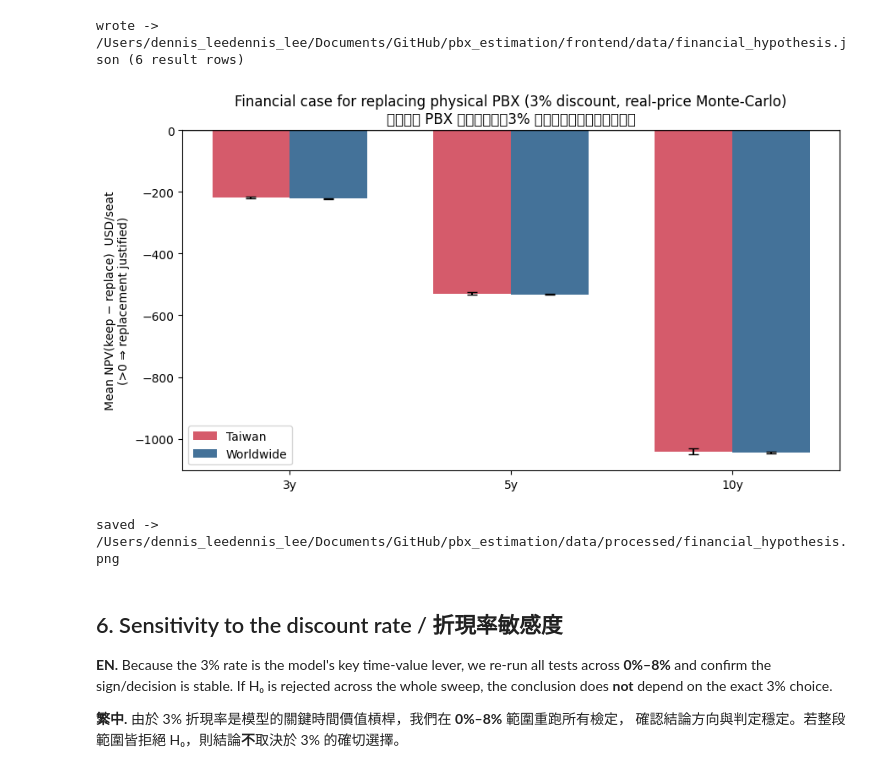
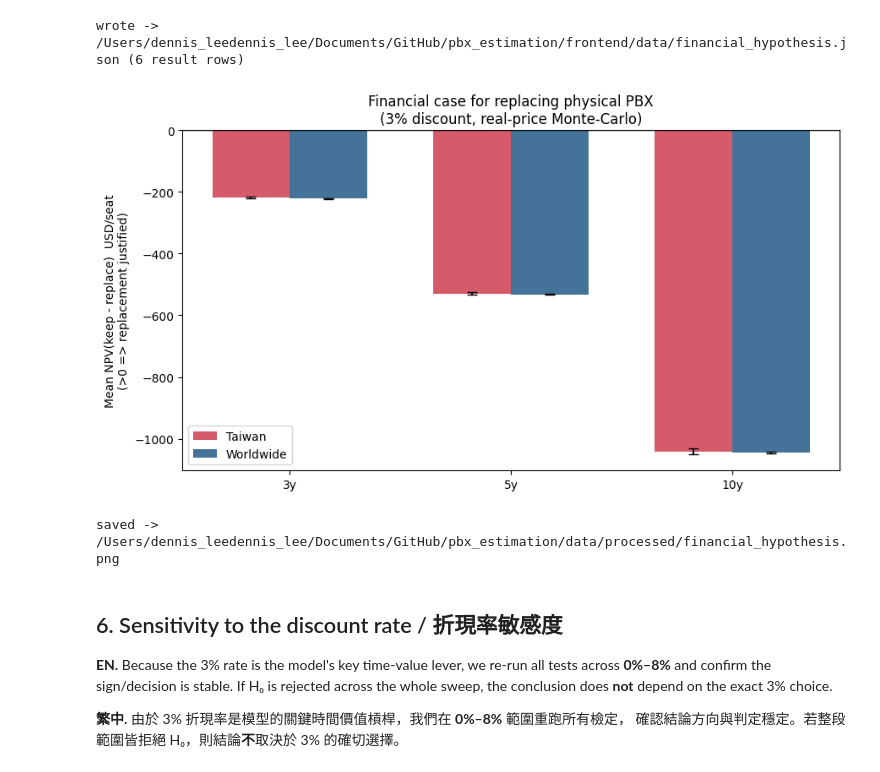
Before and after one commit to dennislee928/pbx_estimation, a Jupyter notebook: notebooks/10_financial_hypothesis.ipynb, the cells around one changed output. Cells and saved outputs as stored; diff of their text form; code cells hidden in the pictures.

```diff
--- a/notebooks/10_financial_hypothesis.ipynb
+++ b/notebooks/10_financial_hypothesis.ipynb
@@ -288,26 +288,27 @@ print("wrote ->", fe_out, f"({len(rows_out)} result rows)")
 wrote -> /Users/dennis_leedennis_lee/Documents/GitHub/pbx_estimation/frontend/data/financial_hypothesis.json (6 result rows)
 # %%
 # Visual summary: mean per-seat NPV saving from replacing, with 95% CI, by scope & horizon.
+# Plot text is English-only by repo convention (CJK glyphs are absent from the CI fonts;
+# the bilingual narrative lives in the markdown cells).
 fig, ax = plt.subplots(figsize=(9, 5))
 colors = {"Taiwan": "#d1495b", "Worldwide": "#30638e"}
 width = 0.35
 x = np.arange(len(HORIZONS))
 for i, scope in enumerate(["Taiwan", "Worldwide"]):
     sub = results[results.scope == scope].set_index("horizon_years").loc[HORIZONS]
     err = [sub.mean_delta - sub.ci_low, sub.ci_high - sub.mean_delta]
     ax.bar(x + (i - 0.5) * width, sub.mean_delta, width, yerr=err, capsize=4,
            color=colors[scope], label=scope, alpha=0.9)
 ax.axhline(0, color="k", lw=1)
 ax.set_xticks(x); ax.set_xticklabels([f"{h}y" for h in HORIZONS])
-ax.set_ylabel("Mean NPV(keep − replace)  USD/seat\n(>0 ⇒ replacement justified)")
-ax.set_title("Financial case for replacing physical PBX (3% discount, real-price Monte-Carlo)\n"
-             "汰換實體 PBX 的財務理據（3% 折現，真實價格蒙地卡羅）")
+ax.set_ylabel("Mean NPV(keep - replace)  USD/seat\n(>0 => replacement justified)")
+ax.set_title("Financial case for replacing physical PBX\n(3% discount, real-price Monte-Carlo)")
 ax.legend(); fig.tight_layout()
 fig.savefig(PROC / "financial_hypothesis.png", dpi=120)
 plt.show()
 print("saved ->", PROC / "financial_hypothesis.png")
 # %% [output]
-[figure, old version]
+[figure, new version]
 saved -> /Users/dennis_leedennis_lee/Documents/GitHub/pbx_estimation/data/processed/financial_hypothesis.png
 # %% [markdown]
 ## 6. Sensitivity to the discount rate / 折現率敏感度
```
